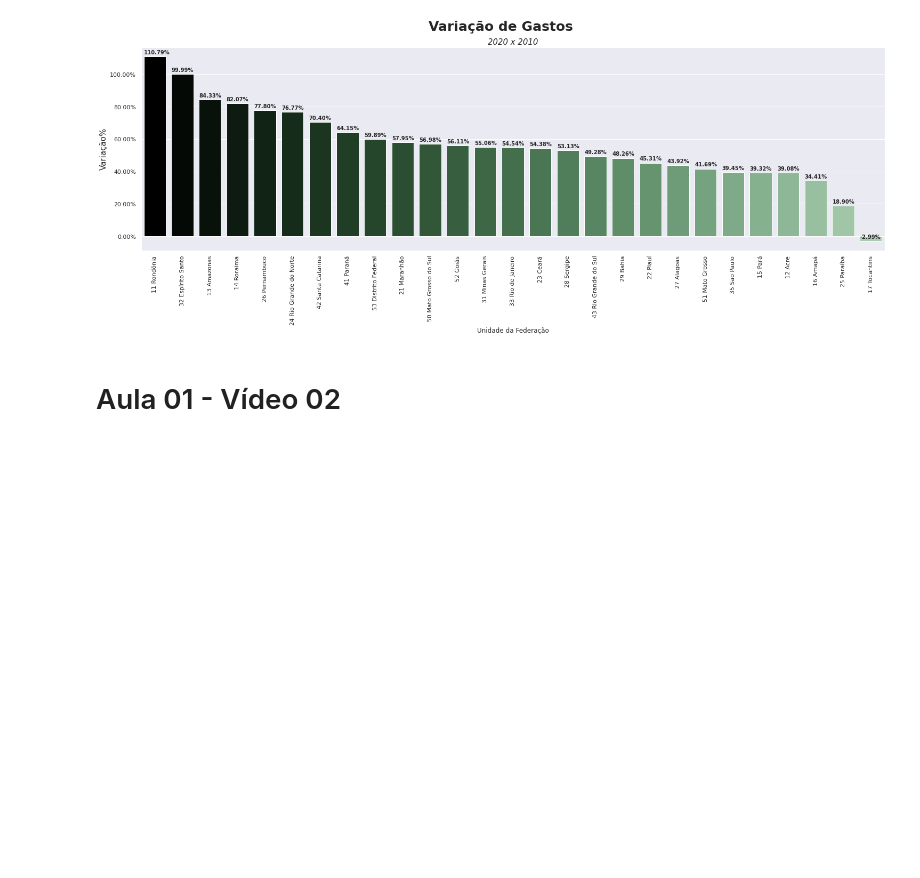
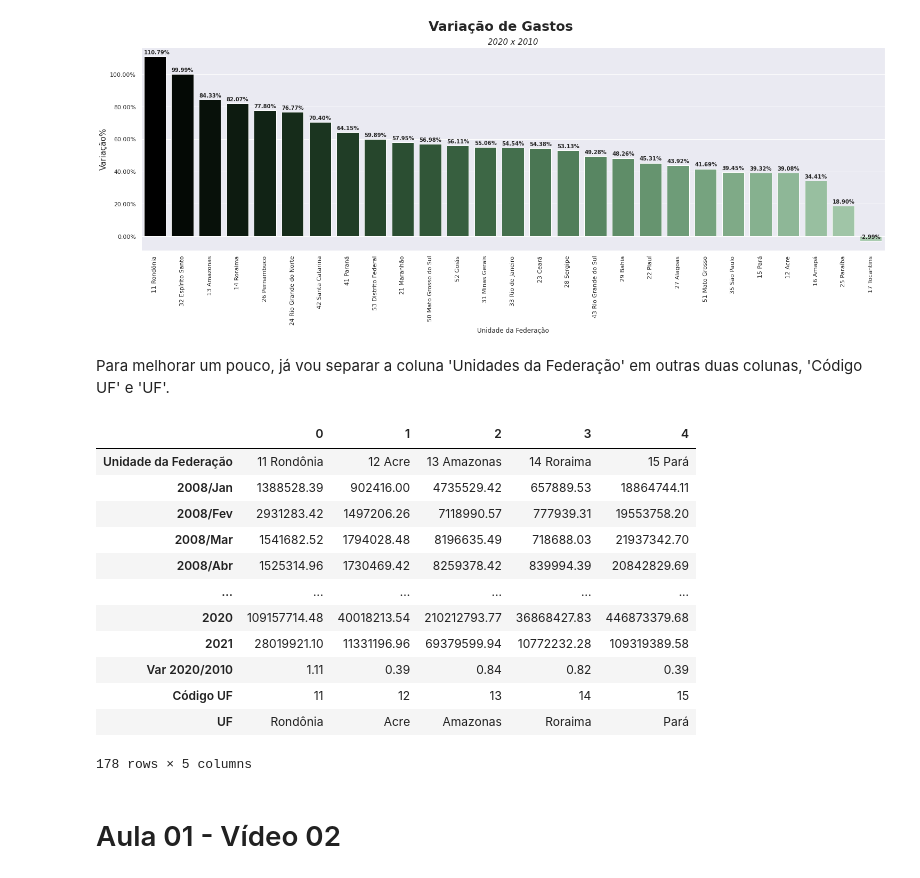
Before and after one commit to gcochlar/Bootcamp_DataScience, a Jupyter notebook: Bootcamp_Mod1_Aula01.ipynb, the cells around one changed output. Cells and saved outputs as stored; diff of their text form; code cells hidden in the pictures; blank space fills up the shorter version.

Commit message:
Acrescentei a separação da coluna 'Unidade da Federação' em duas colunas distintas.

```diff
--- a/Bootcamp_Mod1_Aula01.ipynb
+++ b/Bootcamp_Mod1_Aula01.ipynb
@@ -169,9 +169,11 @@ A maneira que encontrei para identificar qual mês estava com dados corrompidos
 # %%
 guias = widgets.TabBar(['Geral', 'Dados Corrompidos'], location='top')
 
+lista_colunas=base_de_dados.columns.to_list()
+
 with guias.output_to('Geral'):
     print(color.BOLD+color.UNDERLINE+color.DARKCYAN+'\nListagem Geral:\n'+color.END)
-    for i in lista:
+    for i in lista_de_colunas:
         base_temp=base_de_dados.loc[:,['Unidade da Federação',i]]
         base_temp.info()
 with guias.output_to('Dados Corrompidos'):
@@ -304,5 +306,24 @@ ax.set_yticklabels(['{:,.2%}'.format(x) for x in valores_y])
 plt.show()
 # %% [output]
 [figure]
+# %% [markdown]
+Para melhorar um pouco, já vou separar a coluna 'Unidades da Federação' em outras duas colunas, 'Código UF' e 'UF'.
+# %%
+base_temp[['Código UF','UF']]=pd.DataFrame(base_temp['Unidade da Federação'].str.split(' ',1).tolist())
+base_temp.head().T
+# %% [output]
+|  | 0 | 1 | 2 | 3 | 4 |
+| Unidade da Federação | 11 Rondônia | 12 Acre | 13 Amazonas | 14 Roraima | 15 Pará |
+| 2008/Jan | 1388528.39 | 902416.00 | 4735529.42 | 657889.53 | 18864744.11 |
+| 2008/Fev | 2931283.42 | 1497206.26 | 7118990.57 | 777939.31 | 19553758.20 |
+| 2008/Mar | 1541682.52 | 1794028.48 | 8196635.49 | 718688.03 | 21937342.70 |
+| 2008/Abr | 1525314.96 | 1730469.42 | 8259378.42 | 839994.39 | 20842829.69 |
+| ... | ... | ... | ... | ... | ... |
+| 2020 | 109157714.48 | 40018213.54 | 210212793.77 | 36868427.83 | 446873379.68 |
+| 2021 | 28019921.10 | 11331196.96 | 69379599.94 | 10772232.28 | 109319389.58 |
+| Var 2020/2010 | 1.11 | 0.39 | 0.84 | 0.82 | 0.39 |
+| Código UF | 11 | 12 | 13 | 14 | 15 |
+| UF | Rondônia | Acre | Amazonas | Roraima | Pará |
+178 rows × 5 columns
 # %% [markdown]
 # Aula 01 - Vídeo 02
```
Also changed, not shown: parts of 2 cells of this notebook.
